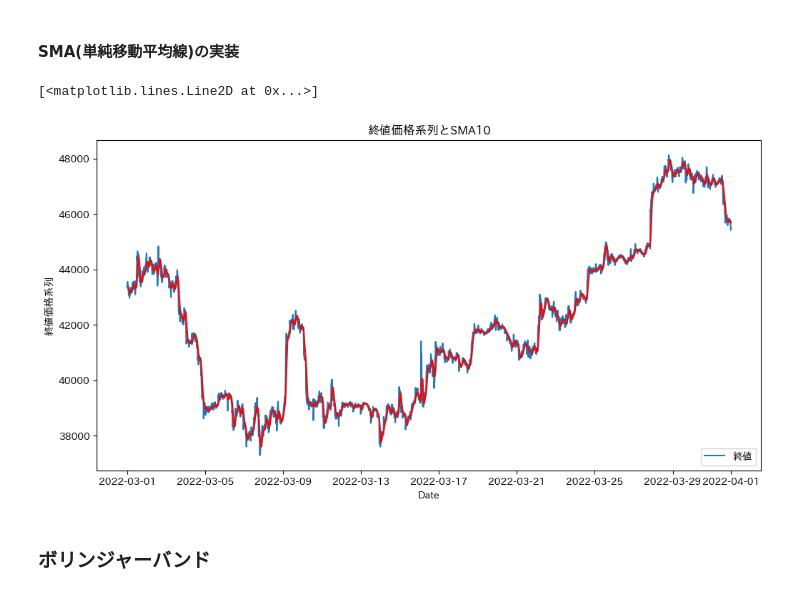
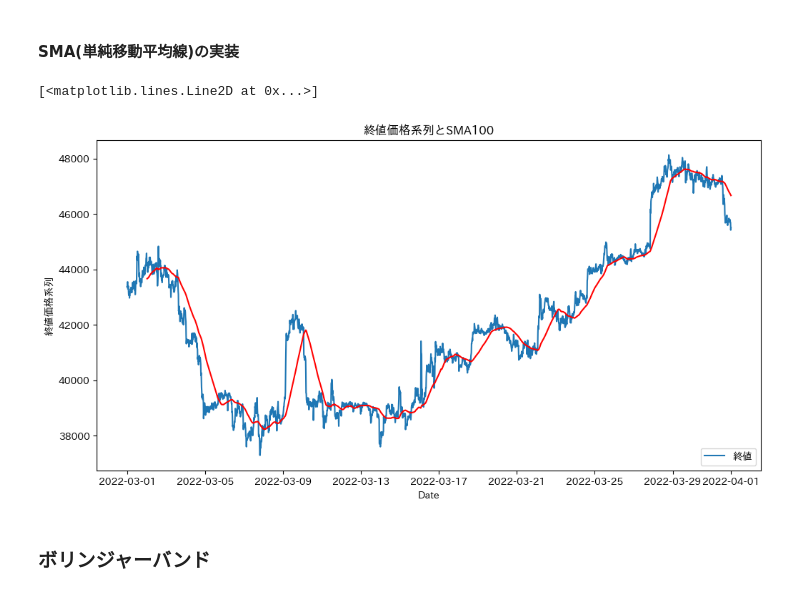
Before and after one commit to CosmoMax10/robin_mlbot_practice, a Jupyter notebook: data_preparing_practice.ipynb, the cells around one changed output. Cells and saved outputs as stored; diff of their text form; code cells hidden in the pictures.

```diff
--- a/data_preparing_practice.ipynb
+++ b/data_preparing_practice.ipynb
@@ -124,21 +124,21 @@ import pandas_ta as ta
 # %%
 from cProfile import label
 
 
-sma10 = ta.sma(time_bar["cl"], length=10)
-sma10.dropna(inplace=True)
+sma100 = ta.sma(time_bar["cl"], length=100)
+sma100.dropna(inplace=True)
 
 plt.figure(figsize=(12,6))
-plt.title("終値価格系列とSMA10")
+plt.title("終値価格系列とSMA100")
 
 plt.plot(time_bar.index, time_bar.cl, label="終値")
 plt.legend(loc='lower right')
 plt.ylabel("終値価格系列", fontsize=10)
 plt.xlabel("Date")
 
-plt.plot(sma10, color="r", label="SMA")
+plt.plot(sma100, color="r", label="SMA")
 # %% [output]
 [<matplotlib.lines.Line2D at 0x...>]
-[figure, old version]
+[figure, new version]
 # %% [markdown]
 ### ボリンジャーバンド
```
Also changed, not shown: parts of 6 cells of this notebook.
